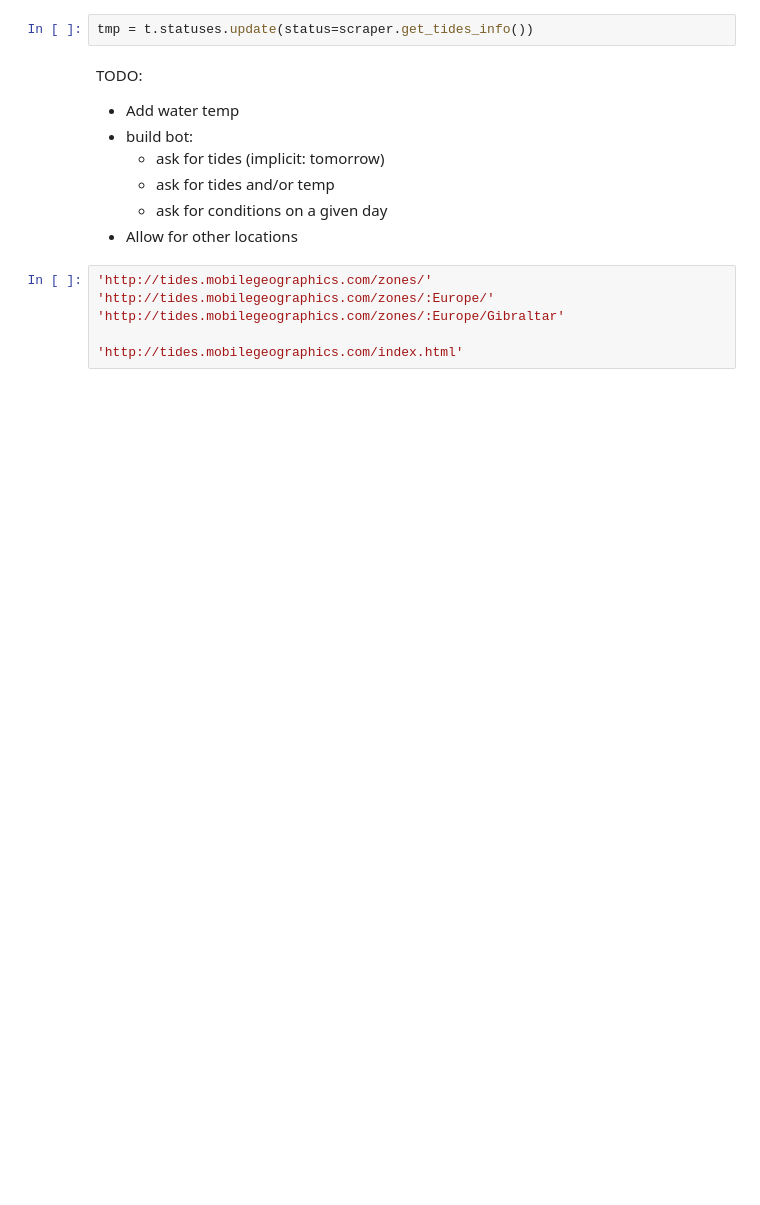
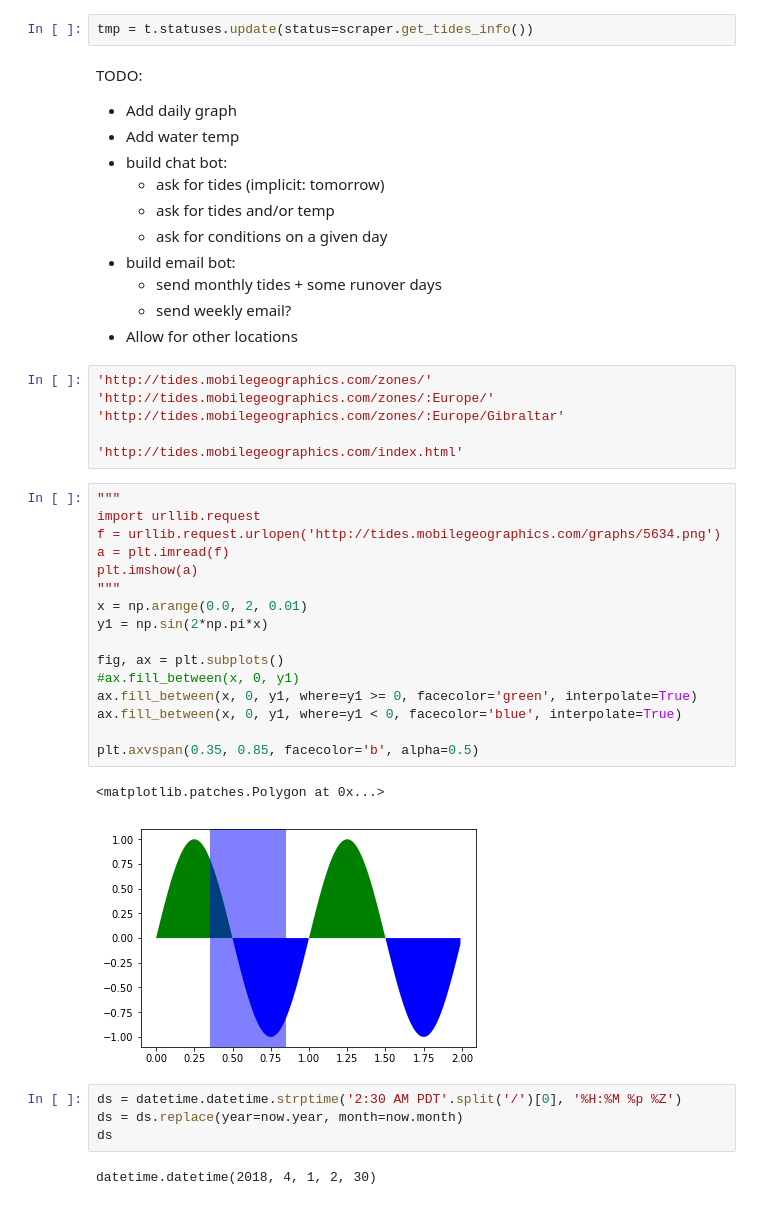
Before and after one commit to mrpozzi/polso, a Jupyter notebook: mano/Nereus.ipynb, the cells around one changed output. Cells and saved outputs as stored; diff of their text form; blank space fills up the shorter version.

Commit message:
Some work on the tide scraper

```diff
--- a/mano/Nereus.ipynb
+++ b/mano/Nereus.ipynb
@@ -28,11 +51,15 @@ tmp = t.statuses.update(status=scraper.get_tides_info())
 # %% [markdown]
 TODO:
 
+- Add daily graph
 - Add water temp
-- build bot:
+- build chat bot:
     - ask for tides (implicit: tomorrow)
     - ask for tides and/or temp
     - ask for conditions on a given day
+- build email bot:
+    - send monthly tides + some runover days
+    - send weekly email?
 - Allow for other locations
 # %%
 'http://tides.mobilegeographics.com/zones/'
@@ -40,3 +67,28 @@ TODO:
 'http://tides.mobilegeographics.com/zones/:Europe/Gibraltar'
 
 'http://tides.mobilegeographics.com/index.html'
+# %%
+"""
+import urllib.request
+f = urllib.request.urlopen('http://tides.mobilegeographics.com/graphs/5634.png')
+a = plt.imread(f)
+plt.imshow(a)
+"""
+x = np.arange(0.0, 2, 0.01)
+y1 = np.sin(2*np.pi*x)
+
+fig, ax = plt.subplots()
+#ax.fill_between(x, 0, y1)
+ax.fill_between(x, 0, y1, where=y1 >= 0, facecolor='green', interpolate=True)
+ax.fill_between(x, 0, y1, where=y1 < 0, facecolor='blue', interpolate=True)
+
+plt.axvspan(0.35, 0.85, facecolor='b', alpha=0.5)
+# %% [output]
+<matplotlib.patches.Polygon at 0x...>
+[figure, added]
+# %%
+ds = datetime.datetime.strptime('2:30 AM PDT'.split('/')[0], '%H:%M %p %Z')
+ds = ds.replace(year=now.year, month=now.month)
+ds
+# %% [output]
+datetime.datetime(2018, 4, 1, 2, 30)
```
Also changed, not shown: parts of 7 cells of this notebook, 1 other file.
